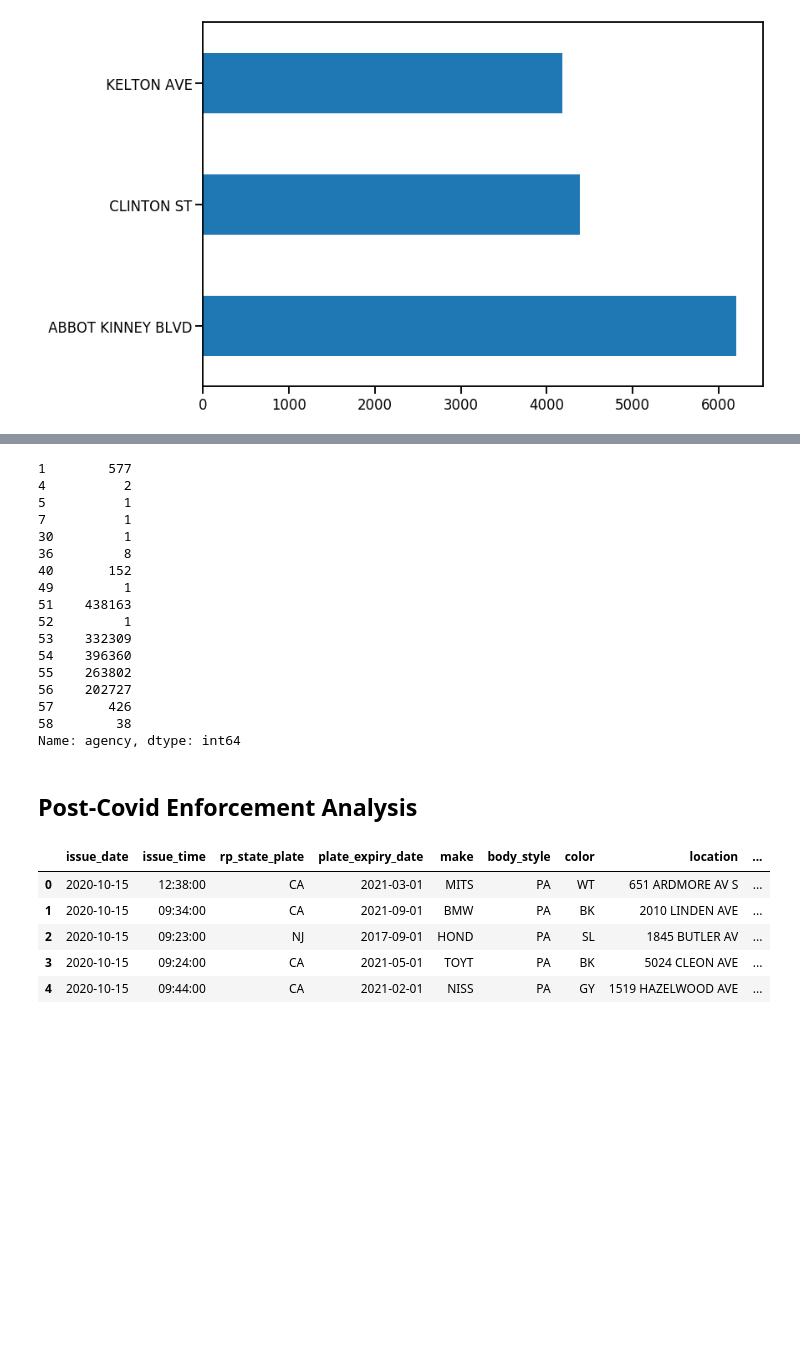
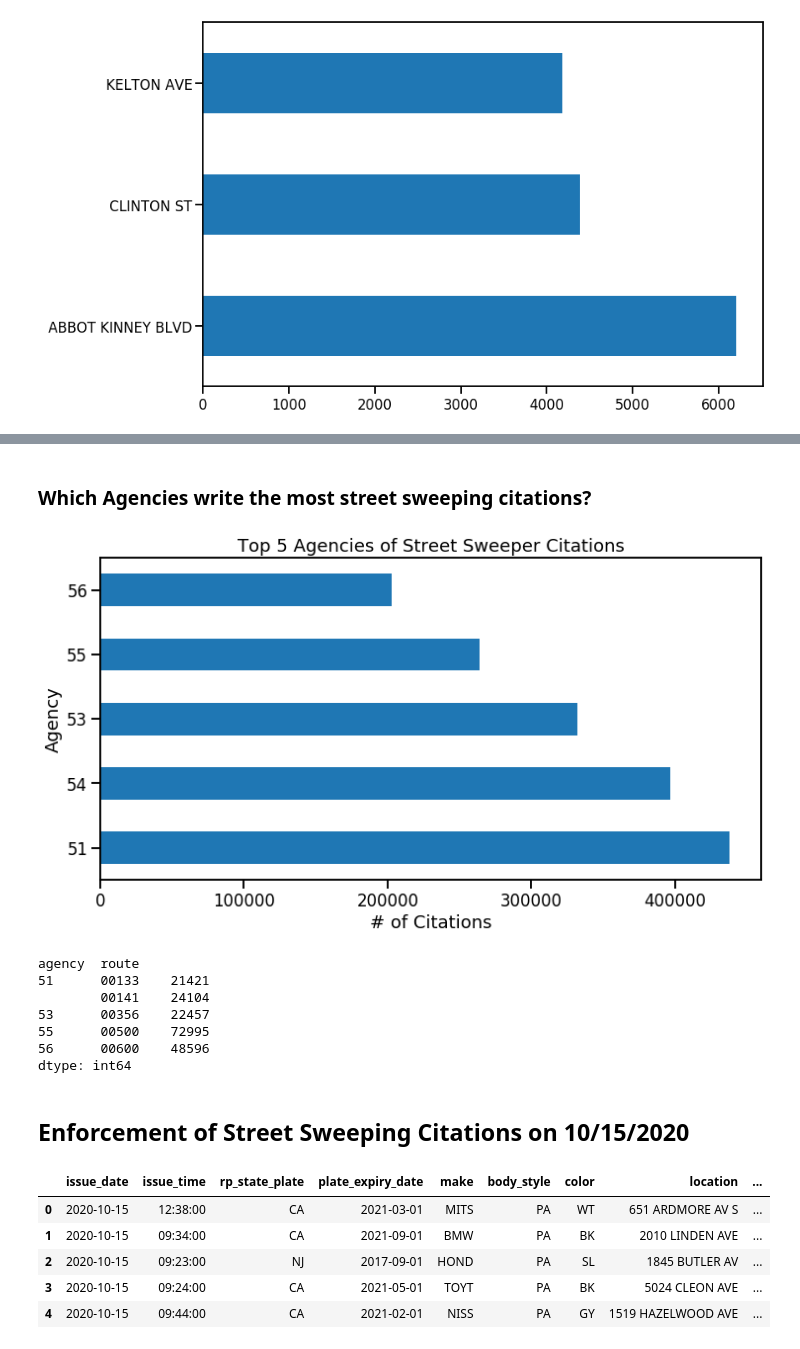
Before and after one commit to Promeos/LADOT-COVID19-enforcement, a Jupyter notebook: MVP.ipynb, the cells around one changed output, grey strips where cells are left out. Saved outputs shown, nothing was run; the diff lists cells and outputs as text; code cells hidden in the pictures; blank space fills up the shorter version.

```diff
--- a/MVP.ipynb
+++ b/MVP.ipynb
@@ -296,25 +301,26 @@ df_citations.location.str.replace('^[\d+]{2,}', '').value_counts().nlargest(3).p
+# %% [markdown]
+### Which Agencies write the most street sweeping citations?
+# %%
+sns.set_context('talk')
+df_citations.agency.value_counts().nlargest(5).plot.barh(figsize=(12, 6));
+
+plt.title('Top 5 Agencies of Street Sweeper Citations')
+plt.xlabel('# of Citations')
+plt.ylabel("Agency");
+# %% [output]
+[figure, added]
 # %%
-df_citations.agency.value_counts().sort_index()
+df_citations.groupby(['agency', 'route']).size().nlargest(5).sort_index()
 # %% [output]
-1        577
-4          2
-5          1
-7          1
-30         1
-36         8
-40       152
-49         1
-51    438163
-52         1
-53    332309
-54    396360
-55    263802
-56    202727
-57       426
-58        38
-Name: agency, dtype: int64
+agency  route
+51      00133    21421
+        00141    24104
+53      00356    22457
+55      00500    72995
+56      00600    48596
+dtype: int64
-# %% [markdown]
-## Post-Covid Enforcement Analysis
+# %% [markdown]
+## Enforcement of Street Sweeping Citations on 10/15/2020
 # %%
 df_covid = df_citations.loc[df_citations.issue_date >= '2020-10-15']
 df_covid.reset_index(drop=True, inplace=True)
```
Also changed, not shown: parts of 6 cells of this notebook, 3 other files.
